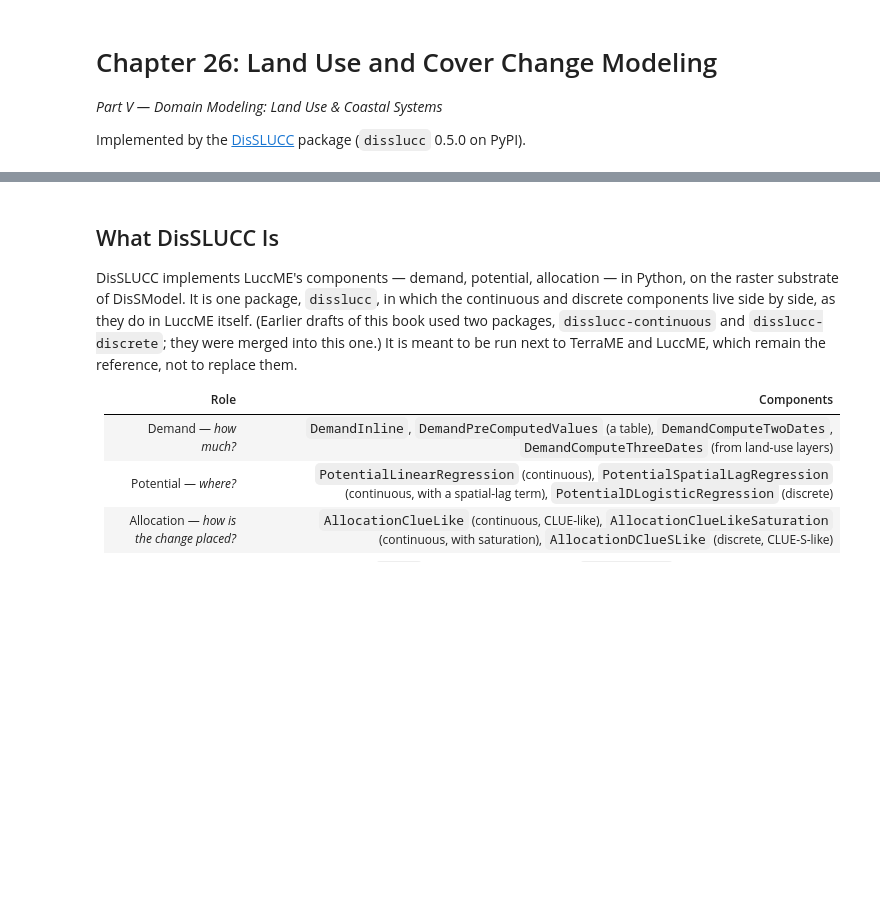
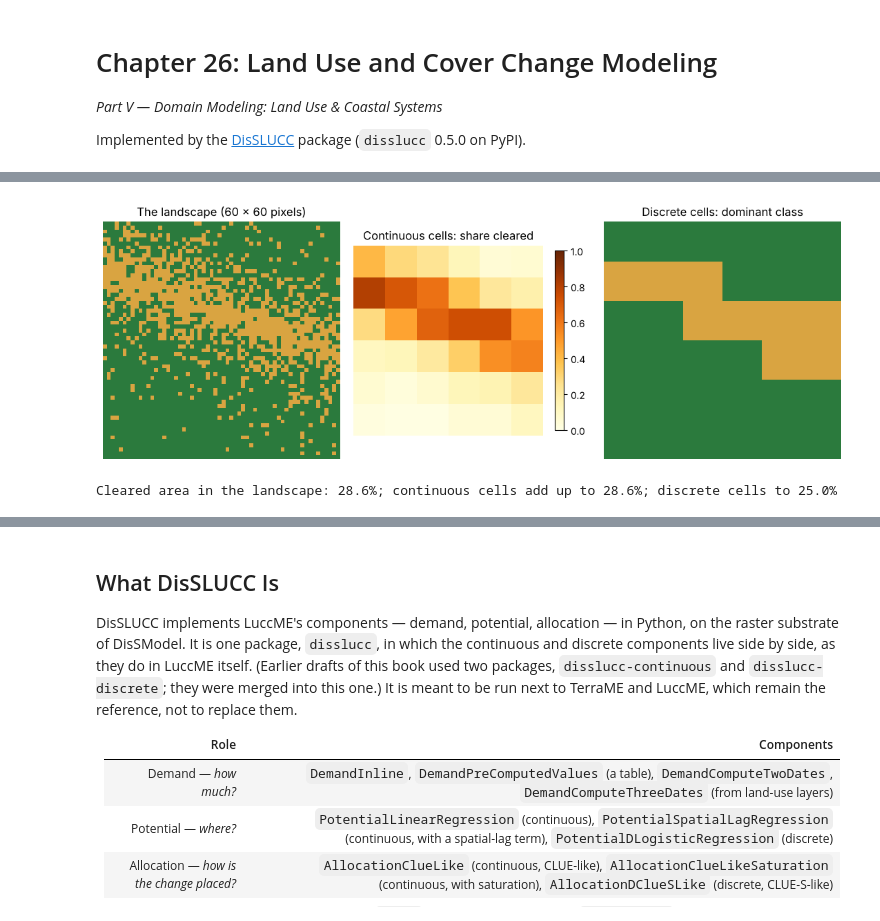
Before and after one commit to LambdaGeo/geospatial-modeling-python, a Jupyter notebook: docs/part5/ch26_lucc.ipynb, the cells around one changed output, grey strips where cells are left out. Drawn from its saved outputs; the diff is of its cells as text; code cells hidden in the pictures; blank space fills up the shorter version.

```diff
--- a/docs/part5/ch26_lucc.ipynb
+++ b/docs/part5/ch26_lucc.ipynb
@@ -22,0 +107,30 @@ Every model since Chapter 23 has been a paradigm demonstration — Predator-Prey
+# %%
+from matplotlib.colors import ListedColormap
+
+rng = np.random.default_rng(7)
+n, k = 60, 10                                   # a 60 x 60 "satellite" map, read as 6 x 6 coarse cells of 10 x 10 pixels
+yy, xx = np.mgrid[0:n, 0:n]
+dist_road = np.abs(yy - 0.35 * xx - 12) / 10    # distance to a diagonal road, in coarse-cell widths
+cleared = rng.random((n, n)) < np.exp(-dist_road / 0.9)   # the chance of clearing a pixel falls with the distance
+
+share = cleared.reshape(n // k, k, n // k, k).mean(axis=(1, 3))   # continuous cells: the share of each class
+dominant = (share > 0.5).astype(int)                              # discrete cells: the class that covers most
+
+fig, axes = plt.subplots(1, 3, figsize=(11, 3.8))
+two = ListedColormap(["#2b7a3d", "#d9a441"])
+axes[0].imshow(cleared, cmap=two, interpolation="nearest")
+axes[0].set_title("The landscape (60 × 60 pixels)")
+im = axes[1].imshow(share, cmap="YlOrBr", vmin=0, vmax=1, interpolation="nearest")
+axes[1].set_title("Continuous cells: share cleared")
+fig.colorbar(im, ax=axes[1], shrink=0.75)
+axes[2].imshow(dominant, cmap=two, interpolation="nearest")
+axes[2].set_title("Discrete cells: dominant class")
+for ax in axes:
+    ax.set_axis_off()
+plt.tight_layout()
+plt.show()
+print(f"Cleared area in the landscape: {cleared.mean():.1%}; "
+      f"continuous cells add up to {share.mean():.1%}; discrete cells to {dominant.mean():.1%}")
+# %% [output]
+[figure, added]
+Cleared area in the landscape: 28.6%; continuous cells add up to 28.6%; discrete cells to 25.0%
```
Also changed, not shown: parts of 48 cells of this notebook.
